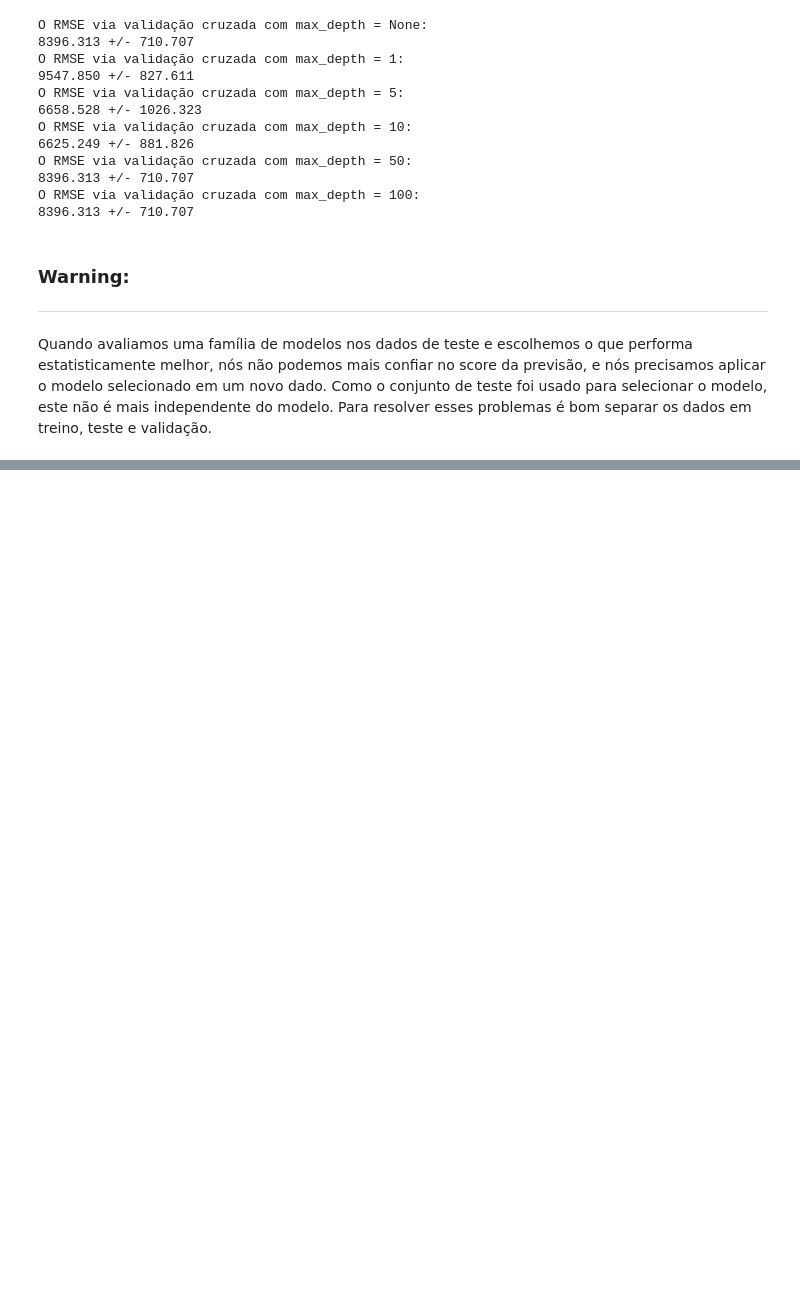
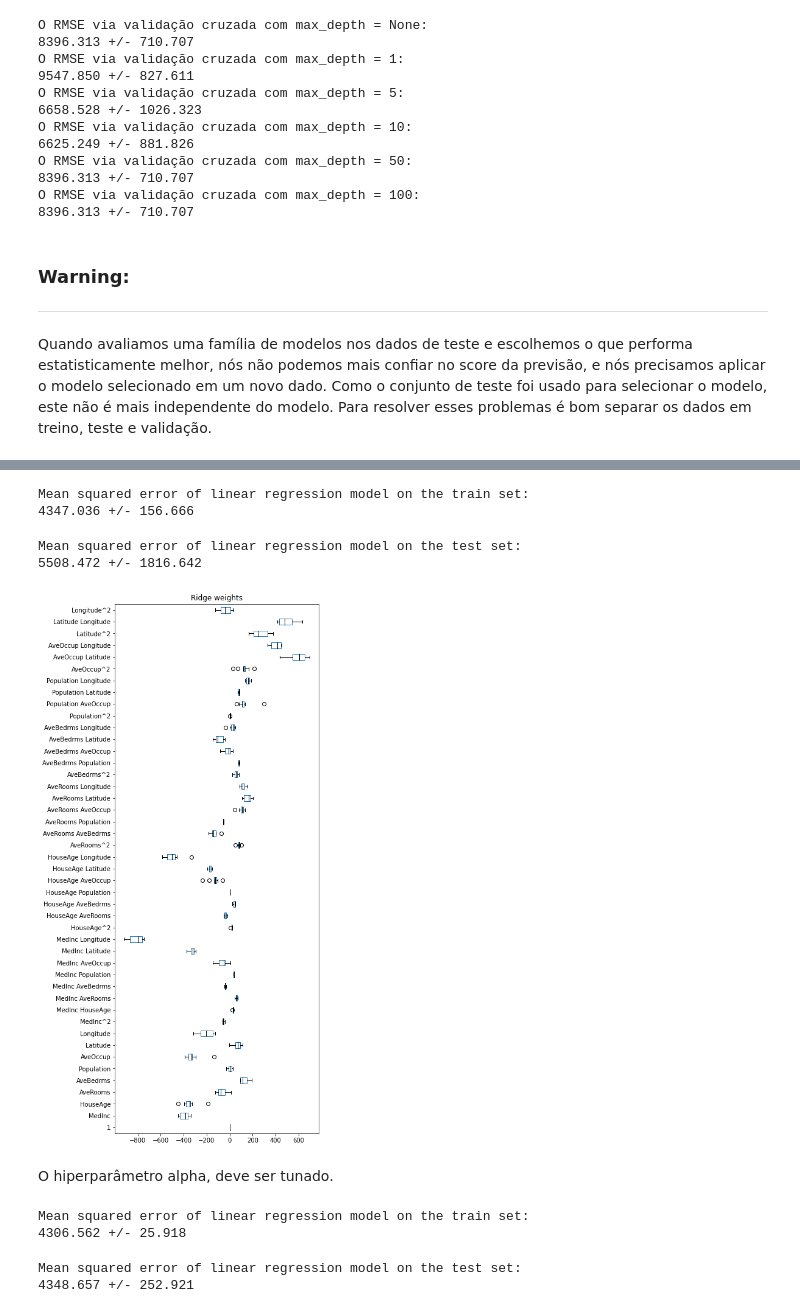
Before and after one commit to FabioCLima/python-projects, a Jupyter notebook: Machine_Learning/ML-scikit/california-houses/housing_predictive_model.ipynb, the cells around one changed output, grey strips where cells are left out. Drawn from its saved outputs; the diff is of its cells as text; code cells hidden in the pictures; blank space fills up the shorter version.

```diff
--- a/Machine_Learning/ML-scikit/california-houses/housing_predictive_model.ipynb
+++ b/Machine_Learning/ML-scikit/california-houses/housing_predictive_model.ipynb
@@ -592,0 +851,38 @@ Quando avaliamos uma família de modelos nos dados de teste e escolhemos o que p
+# %%
+from sklearn.linear_model import Ridge
+
+from sklearn.preprocessing import StandardScaler
+
+ridge = make_pipeline(
+    PolynomialFeatures(degree=2),
+    StandardScaler(),
+    Ridge(alpha=0.5))
+
+cv_results = cross_validate(ridge, data, target,
+                            cv=10, scoring="neg_mean_squared_error",
+                            return_train_score=True,
+                            return_estimator=True)
+# %%
+train_error = -cv_results["train_score"]
+print(f"Mean squared error of linear regression model on the train set:\n"
+      f"{train_error.mean():.3f} +/- {train_error.std():.3f}")
+# %% [output]
+Mean squared error of linear regression model on the train set:
+4347.036 +/- 156.666
+# %%
+test_error = -cv_results["test_score"]
+print(f"Mean squared error of linear regression model on the test set:\n"
+      f"{test_error.mean():.3f} +/- {test_error.std():.3f}")
+# %% [output]
+Mean squared error of linear regression model on the test set:
+5508.472 +/- 1816.642
+# %%
+coefs = [est[-1].coef_ for est in cv_results["estimator"]]
+weights_ridge = pd.DataFrame(coefs, columns=feature_names)
+# %%
+weights_ridge.plot.box(color=color, vert=False, figsize=(6, 16))
+_ = plt.title("Ridge weights")
+# %% [output]
+[figure, added]
+# %% [markdown]
+O hiperparâmetro alpha, deve ser tunado.
@@ -592,0 +904,14 @@ Quando avaliamos uma família de modelos nos dados de teste e escolhemos o que p
+# %%
+train_error = -cv_results["train_score"]
+print(f"Mean squared error of linear regression model on the train set:\n"
+      f"{train_error.mean():.3f} +/- {train_error.std():.3f}")
+# %% [output]
+Mean squared error of linear regression model on the train set:
+4306.562 +/- 25.918
+# %%
+test_error = -cv_results["test_score"]
+print(f"Mean squared error of linear regression model on the test set:\n"
+      f"{test_error.mean():.3f} +/- {test_error.std():.3f}")
+# %% [output]
+Mean squared error of linear regression model on the test set:
+4348.657 +/- 252.921
```
Also changed, not shown: parts of 58 cells of this notebook, 10 other files.
